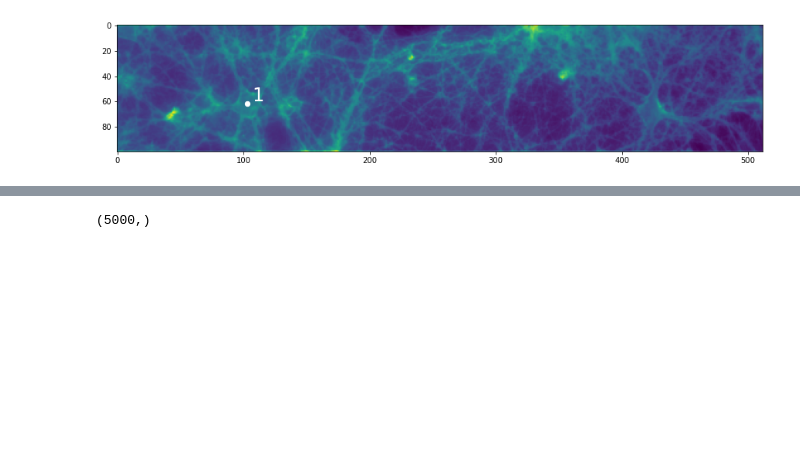
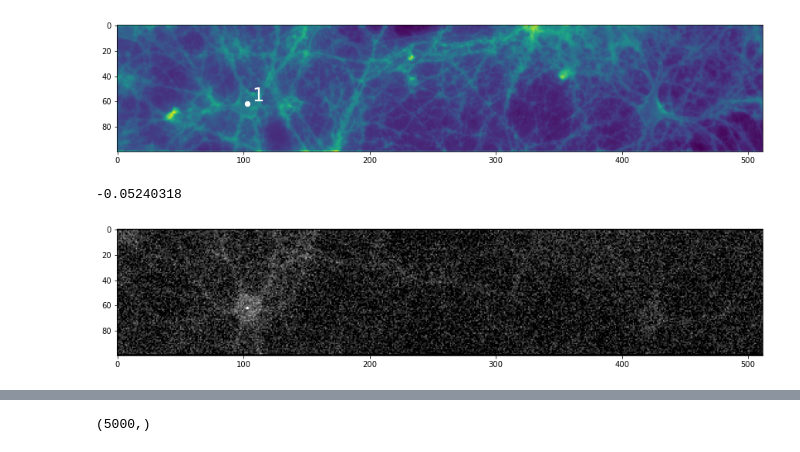
Before and after one commit to cellarium-ai/CellMincer, a Jupyter notebook: notebooks/miller_analyze.ipynb, the cells around one changed output, grey strips where cells are left out. Saved outputs shown, nothing was run; the diff lists cells and outputs as text; code cells hidden in the pictures; blank space fills up the shorter version.

```diff
--- a/notebooks/miller_analyze.ipynb
+++ b/notebooks/miller_analyze.ipynb
@@ -37 +45,17 @@ cor = np.apply_along_axis(np.correlate, 0, denoised_movie_z, v=denoised_movie_z[
+# %%
+raw_notrend = raw - trend
+
+raw_notrend_z = (raw_notrend - raw_notrend.mean(axis=0)) / raw_notrend.std(axis=0)
+
+pix = pixs[0]
+raw_notrend_cor = np.apply_along_axis(np.correlate, 0, raw_notrend_z, v=raw_notrend_z[:, pix[0], pix[1]])[0] / len(raw_notrend_z)
+# %%
+print(np.min(raw_notrend_cor))
+
+plt.figure(figsize=(15, 5))
+plt.imshow(raw_notrend_cor.T, cmap='gray', vmin=0, vmax=0.1)
+plt.show()
+# %% [output]
+-0.05240318
+[figure, added]
 # %%
```
Also changed, not shown: parts of 10 cells of this notebook, 4 other files.
